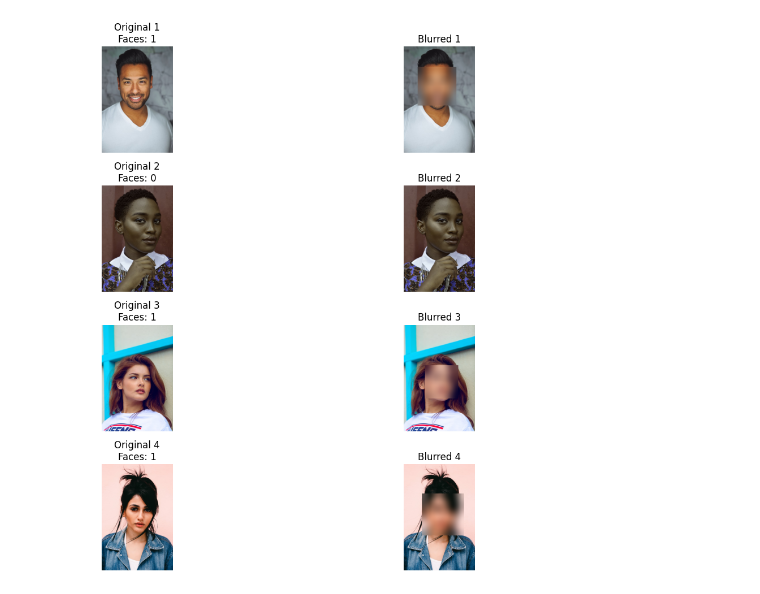
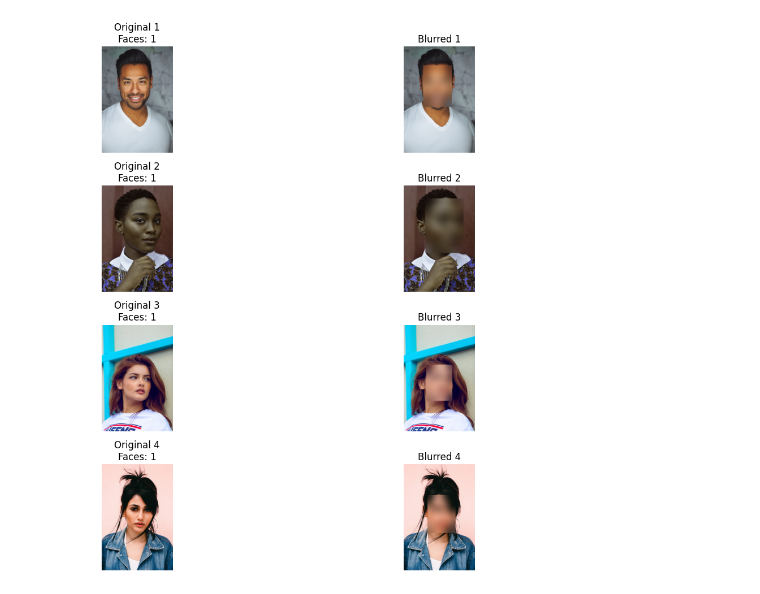
Before and after one commit to sameekshya1999/Face-Bluring-Tool, a Jupyter notebook: Face_bluring_tool.ipynb, the cells around one changed output. Cells and saved outputs as stored; diff of their text form; code cells hidden in the pictures.

```diff
--- a/Face_bluring_tool.ipynb
+++ b/Face_bluring_tool.ipynb
@@ -2,61 +2,69 @@
 <a href="https://colab.research.google.com/github/sameekshya1999/Face-Bluring-Tool/blob/main/Face_bluring_tool.ipynb" target="_parent"><img src="https://colab.research.google.com/assets/colab-badge.svg" alt="Open In Colab"/></a>
 # %%
 # Step 1: Install & Import Libraries
-!pip install opencv-python numpy matplotlib requests
+!pip install opencv-python numpy matplotlib requests mtcnn
 import cv2
 import numpy as np
 import matplotlib.pyplot as plt
 import requests
 from io import BytesIO
+from mtcnn import MTCNN
 
-# Step 2: Load Haar Cascade (Pre-trained Face Detector)
-face_cascade = cv2.CascadeClassifier(cv2.data.haarcascades + 'haarcascade_frontalface_default.xml')
+# Step 2: Initialize MTCNN Detector (More accurate for diverse faces)
+detector = MTCNN()
 
-# Step 3: Define Face Blurring Function
+# Step 3: Define Face Blurring Function with MTCNN
 def blur_faces(image_url):
-    # Download image from URL
-    response = requests.get(image_url)
-    img = cv2.imdecode(np.frombuffer(response.content, np.uint8), cv2.IMREAD_COLOR)
+    try:
+        # Download image
+        response = requests.get(image_url)
+        img = cv2.imdecode(np.frombuffer(response.content, np.uint8), cv2.IMREAD_COLOR)
+        rgb_img = cv2.cvtColor(img, cv2.COLOR_BGR2RGB)  # MTCNN expects RGB
 
-    # Detect faces
-    gray = cv2.cvtColor(img, cv2.COLOR_BGR2GRAY)
-    faces = face_cascade.detectMultiScale(gray, 1.3, 5)
+        # Detect faces
+        faces = detector.detect_faces(rgb_img)
 
-    # Blur each face
-    for (x, y, w, h) in faces:
-        roi = img[y:y+h, x:x+w]
-        roi = cv2.GaussianBlur(roi, (99, 99), 30)
-        img[y:y+h, x:x+w] = roi
+        # Blur each face
+        for face in faces:
+            x, y, w, h = face['box']
+            roi = img[y:y+h, x:x+w]
+            roi = cv2.GaussianBlur(roi, (99, 99), 30)  # Strong blur
+            img[y:y+h, x:x+w] = roi
 
-    return cv2.cvtColor(img, cv2.COLOR_BGR2RGB), faces
+        return cv2.cvtColor(img, cv2.COLOR_BGR2RGB), len(faces)
+    except Exception as e:
+        print(f"Error processing {image_url}: {e}")
+        return None, 0
 
-# Step 4: Test on REAL Sample URLs (Free-to-use images)
+# Step 4: Test on Sample Images (Including diverse faces)
 sample_urls = [
-    "https://images.unsplash.com/photo-1507003211169-0a1dd7228f2d?ixlib=rb-1.2.1&auto=format&fit=crop&w=500&q=60",  # Portrait 1
-    "https://images.unsplash.com/photo-1531123897727-8f129e1688ce?ixlib=rb-1.2.1&auto=format&fit=crop&w=500&q=60",  # Portrait 2
-    "https://images.unsplash.com/photo-1529626455594-4ff0802cfb7e?ixlib=rb-1.2.1&auto=format&fit=crop&w=500&q=60",  # Portrait 3
-    "https://images.unsplash.com/photo-1488426862026-3ee34a7d66df?ixlib=rb-1.2.1&auto=format&fit=crop&w=500&q=60"   # Portrait 4
+    "https://images.unsplash.com/photo-1507003211169-0a1dd7228f2d?ixlib=rb-1.2.1&auto=format&fit=crop&w=500&q=60",  # Light skin
+    "https://images.unsplash.com/photo-1531123897727-8f129e1688ce?ixlib=rb-1.2.1&auto=format&fit=crop&w=500&q=60",  # Dark skin
+    "https://images.unsplash.com/photo-1529626455594-4ff0802cfb7e?ixlib=rb-1.2.1&auto=format&fit=crop&w=500&q=60",  # Medium skin
+    "https://images.unsplash.com/photo-1488426862026-3ee34a7d66df?ixlib=rb-1.2.1&auto=format&fit=crop&w=500&q=60"   # Group photo
 ]
 
 # Step 5: Visualize Results
 plt.figure(figsize=(15, 10))
-for i, url in enumerate(sample_urls[:4]):  # Show all 4 images
+for i, url in enumerate(sample_urls):
     try:
-        blurred_img, faces = blur_faces(url)
+        # Get original and blurred images
         original_img = cv2.cvtColor(cv2.imdecode(np.frombuffer(requests.get(url).content, np.uint8), cv2.IMREAD_COLOR), cv2.COLOR_BGR2RGB)
+        blurred_img, num_faces = blur_faces(url)
 
-        # Plot original vs blurred
-        plt.subplot(4, 2, 2*i+1)
-        plt.imshow(original_img)
-        plt.title(f"Original {i+1}\nFaces: {len(faces)}")
-        plt.axis('off')
+        if blurred_img is not None:
+            # Plot original vs blurred
+            plt.subplot(4, 2, 2*i+1)
+            plt.imshow(original_img)
+            plt.title(f"Original {i+1}\nFaces: {num_faces}")
+            plt.axis('off')
 
-        plt.subplot(4, 2, 2*i+2)
-        plt.imshow(blurred_img)
-        plt.title(f"Blurred {i+1}")
-        plt.axis('off')
+            plt.subplot(4, 2, 2*i+2)
+            plt.imshow(blurred_img)
+            plt.title(f"Blurred {i+1}")
+            plt.axis('off')
     except Exception as e:
-        print(f"Error processing {url}: {e}")
+        print(f"Skipping {url} due to error: {e}")
 
 plt.tight_layout()
 plt.show()
@@ -81 +89 @@ Requirement already satisfied: six>=1.5 in /usr/local/lib/python3.11/dist-packag
-[figure, old version]
+[figure, new version]
```
Also changed, not shown: parts of 1 cell of this notebook.
